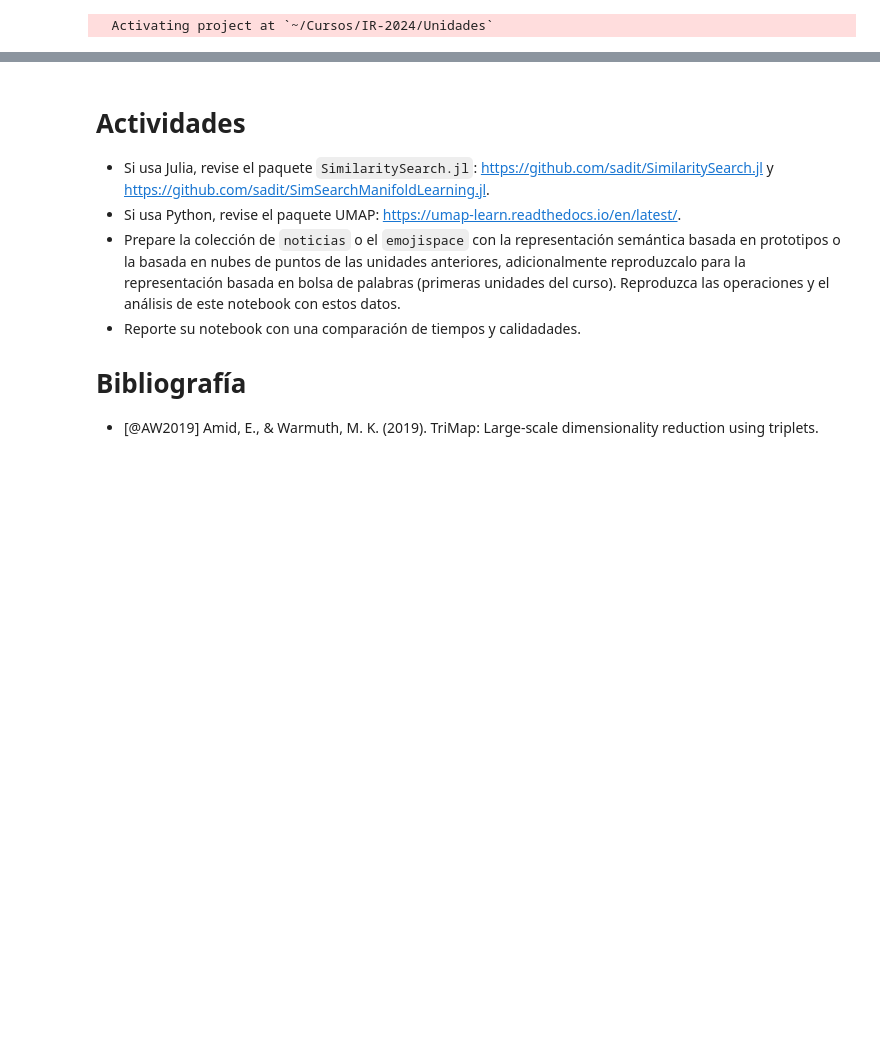
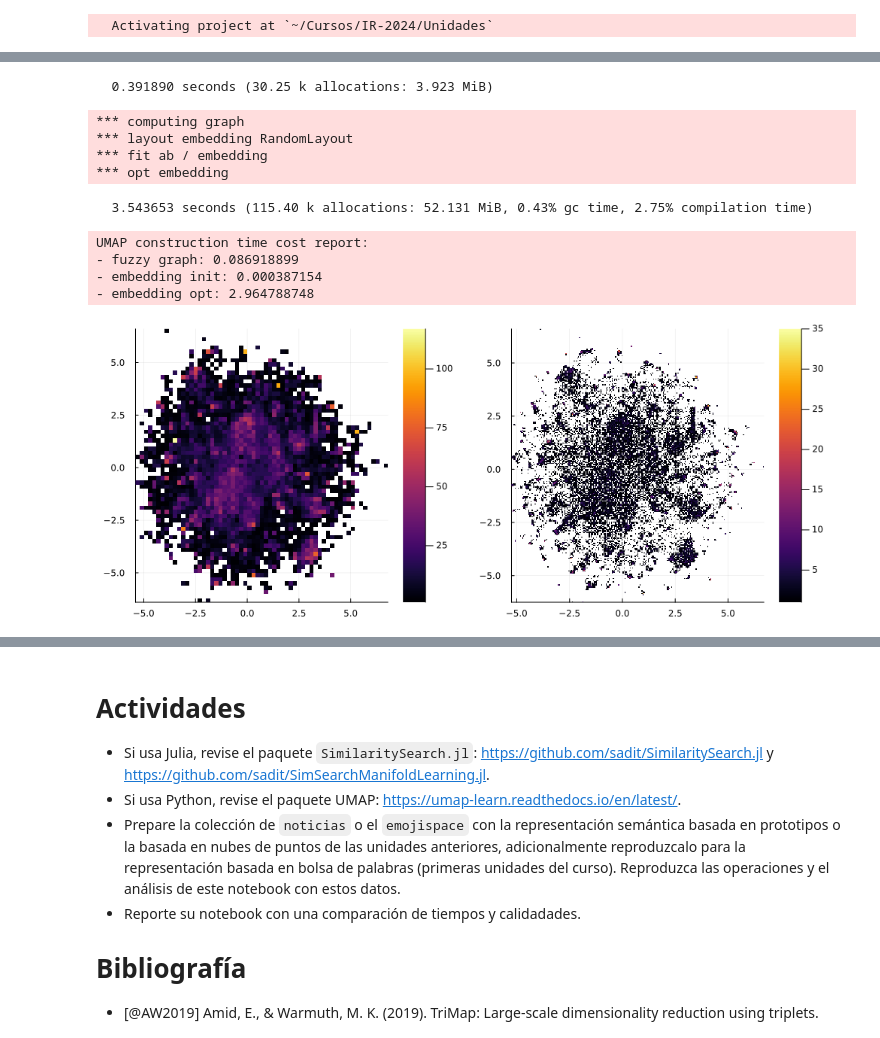
Before and after one commit to sadit/IR-2024, a Jupyter notebook: Unidades/u07.ipynb, the cells around one changed output, grey strips where cells are left out. Saved outputs shown, nothing was run; the diff lists cells and outputs as text; code cells hidden in the pictures; blank space fills up the shorter version.

```diff
--- a/Unidades/u07.ipynb
+++ b/Unidades/u07.ipynb
@@ -84,0 +77,20 @@ end
+# %%
+let
+    @time umap = fit(UMAP, E.index; maxoutdim=2, k=15, neg_sample_rate=5, layout=RandomLayout(), n_epochs=100, tol=1e-4)
+    X = predict(umap)
+    A = histogram2d(view(X, 1, :), view(X, 2, :), bins=100)
+    B = histogram2d(view(X, 1, :), view(X, 2, :), bins=300)
+    plot(A, B, size=(1000, 400))
+end
+# %% [output]
+  0.391890 seconds (30.25 k allocations: 3.923 MiB)
+*** computing graph
+*** layout embedding RandomLayout
+*** fit ab / embedding
+*** opt embedding
+  3.543653 seconds (115.40 k allocations: 52.131 MiB, 0.43% gc time, 2.75% compilation time)
+UMAP construction time cost report:
+- fuzzy graph: 0.086918899
+- embedding init: 0.000387154
+- embedding opt: 2.964788748
+[figure, added]
```
Also changed, not shown: parts of 12 cells of this notebook, 2 other files.
